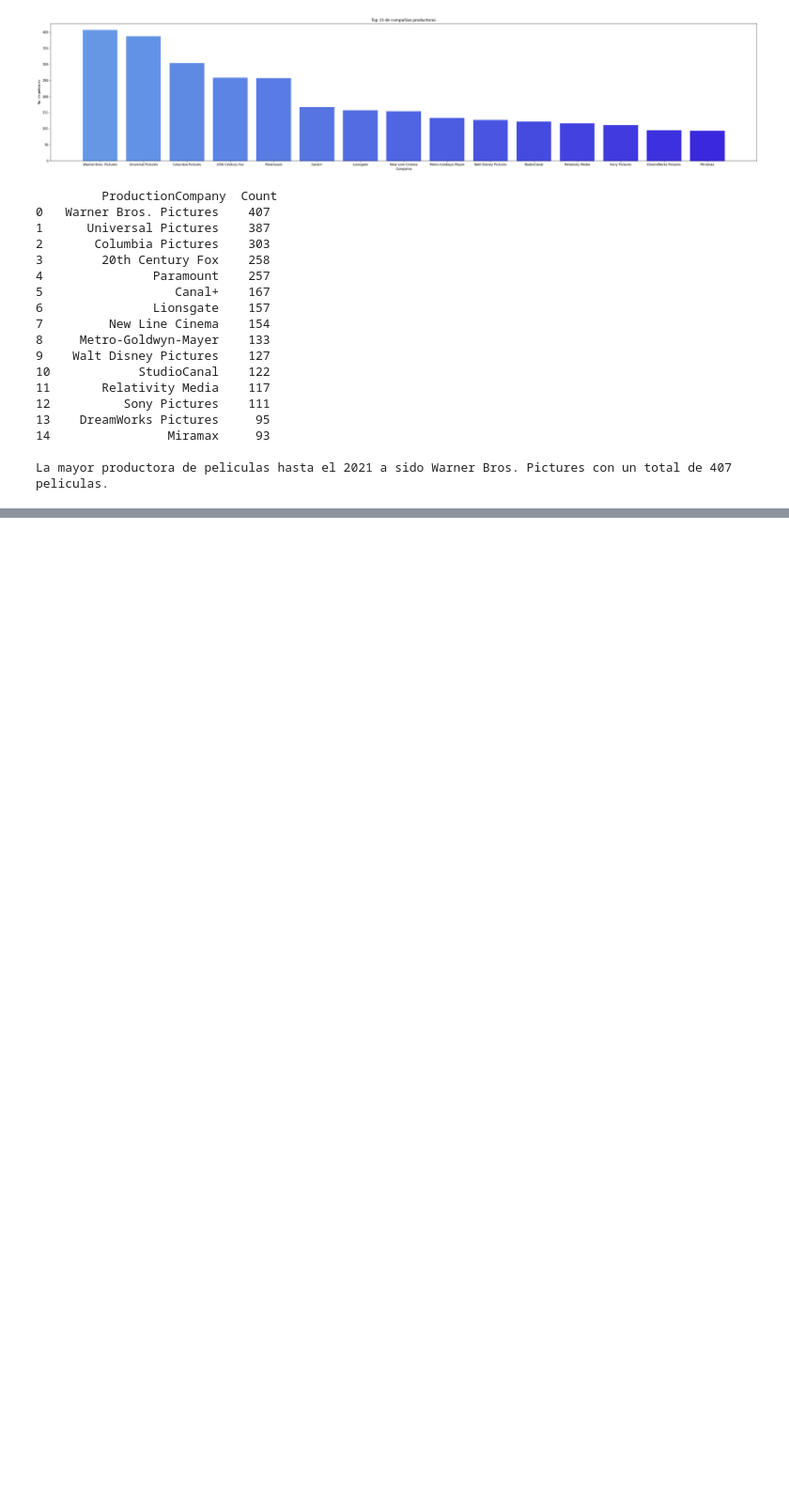
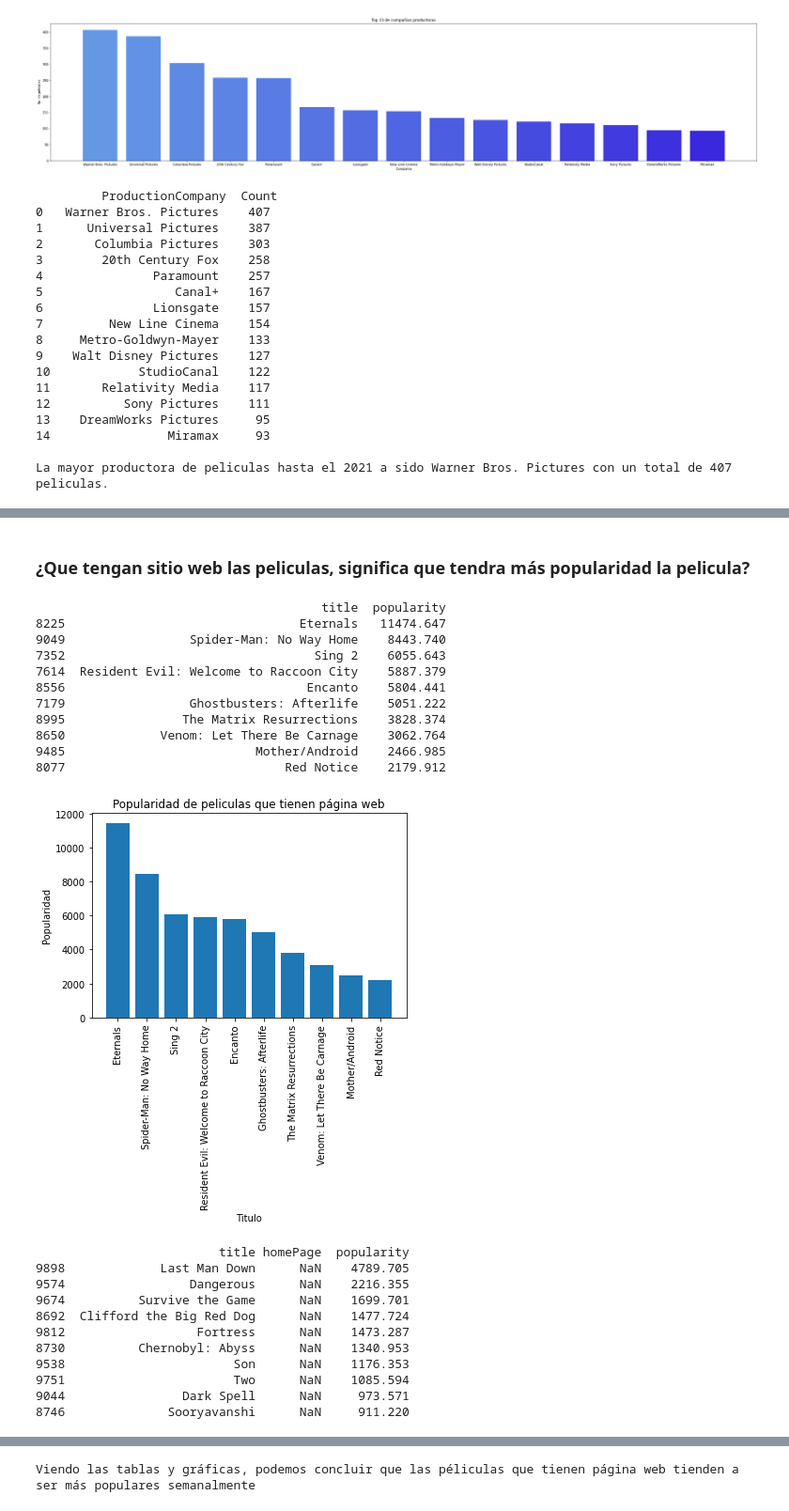
Before and after one commit to wsaldana/Miner-aHDT1, a Jupyter notebook: MineriaHDT1.ipynb, the cells around one changed output, grey strips where cells are left out. Shown at 94% size. Saved outputs shown, nothing was run; the diff lists cells and outputs as text; code cells hidden in the pictures; blank space fills up the shorter version.

```diff
--- a/MineriaHDT1.ipynb
+++ b/MineriaHDT1.ipynb
@@ -433,0 +454,56 @@ La mayor productora de peliculas hasta el 2021 a sido Warner Bros. Pictures con
+# %% [markdown]
+### ¿Que tengan sitio web las peliculas, significa que tendra más popularidad la pelicula?
+# %%
+df = pd.read_csv('movies.csv', encoding='unicode_escape')
+df1 = df[["title", "homePage", "popularity"]].dropna().sort_values(by = "popularity", ascending = False).head(10)
+print(df1[["title", "popularity"]])
+
+x = df1["title"].tolist()
+y = df1["popularity"].tolist()
+
+plt.bar(x, y)
+plt.ylabel('Popularidad')
+plt.xlabel('Titulo')
+plt.title('Popularidad de peliculas que tienen página web')
+plt.xticks(rotation=90)
+plt.show()
+
+df2 = df[df["homePage"].isnull()]
+df2 = df2[["title", "homePage", "popularity"]].sort_values(by = "popularity", ascending = False).head(10)
+print(df2)
+
+x = df2["title"].tolist()
+y = df2["popularity"].tolist()
+
+plt.bar(x, y)
+plt.ylabel('Popularidad')
+plt.xlabel('Titulo')
+plt.title('Popularidad de peliculas que no tienen página web')
+plt.xticks(rotation=90)
+plt.show()
+
+print("Viendo las tablas y gráficas, podemos concluir que las péliculas que tienen página web tienden a ser más populares semanalmente")
+# %% [output]
+                                       title  popularity
+8225                                Eternals   11474.647
+9049                 Spider-Man: No Way Home    8443.740
+7352                                  Sing 2    6055.643
+7614  Resident Evil: Welcome to Raccoon City    5887.379
+8556                                 Encanto    5804.441
+7179                 Ghostbusters: Afterlife    5051.222
+8995                The Matrix Resurrections    3828.374
+8650             Venom: Let There Be Carnage    3062.764
+9485                          Mother/Android    2466.985
+8077                              Red Notice    2179.912
+[figure, added]
+                         title homePage  popularity
+9898             Last Man Down      NaN    4789.705
+9574                 Dangerous      NaN    2216.355
+9674          Survive the Game      NaN    1699.701
+8692  Clifford the Big Red Dog      NaN    1477.724
+9812                  Fortress      NaN    1473.287
+8730          Chernobyl: Abyss      NaN    1340.953
+9538                       Son      NaN    1176.353
+9751                       Two      NaN    1085.594
+9044                Dark Spell      NaN     973.571
+8746              Sooryavanshi      NaN     911.220
@@ -433,0 +511 @@ La mayor productora de peliculas hasta el 2021 a sido Warner Bros. Pictures con
+Viendo las tablas y gráficas, podemos concluir que las péliculas que tienen página web tienden a ser más populares semanalmente
```
Also changed, not shown: parts of 3 cells of this notebook.
